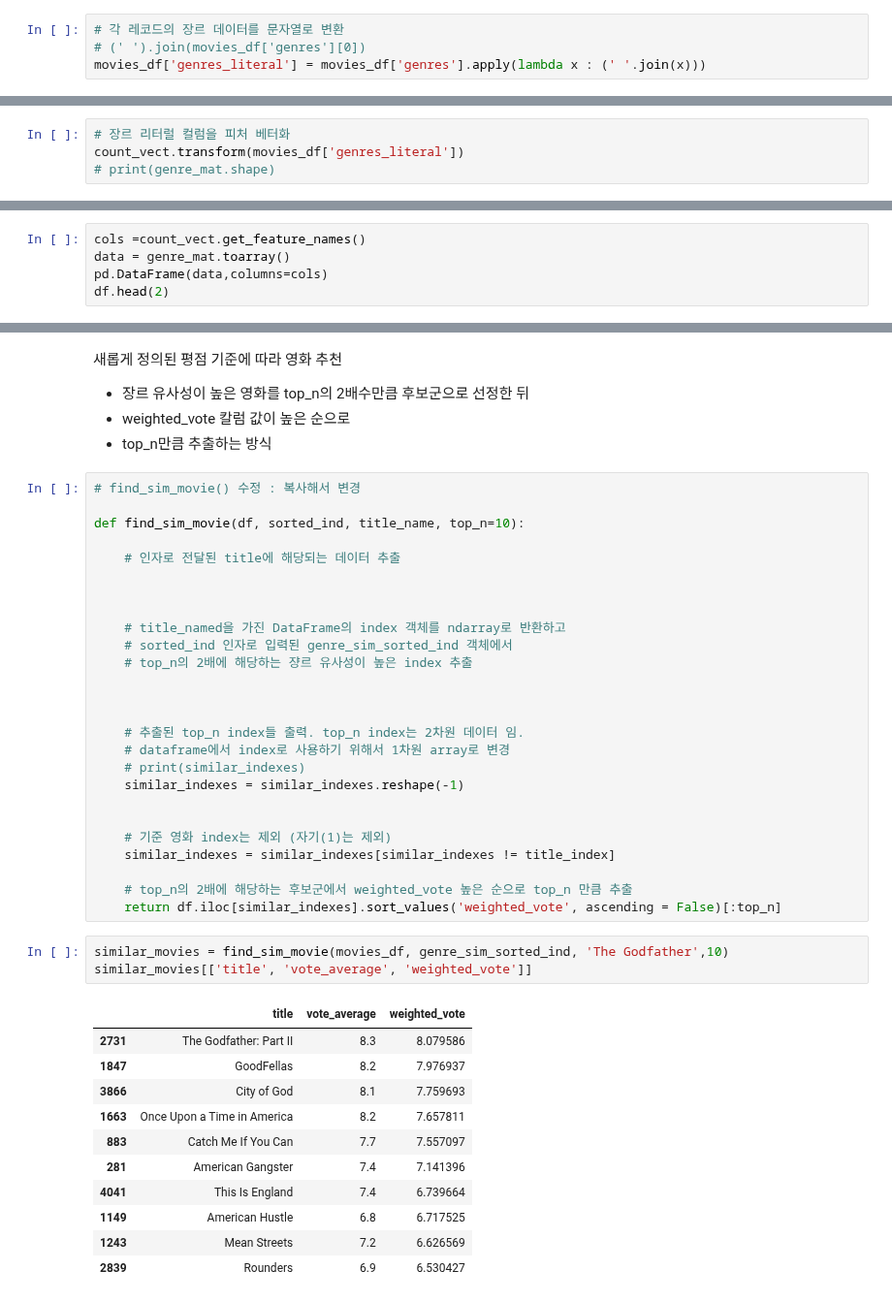
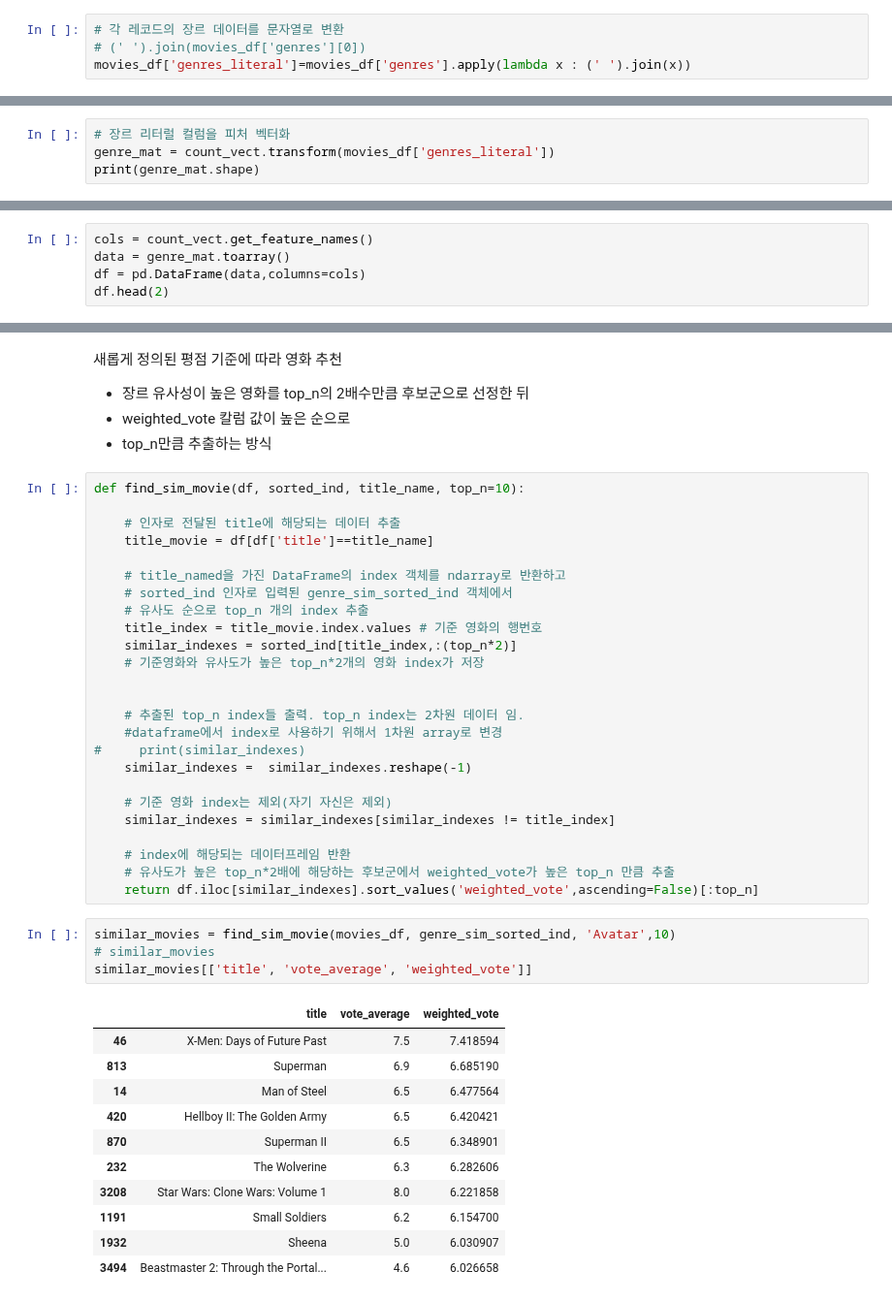
Before and after one commit to junhokim42/Python_study, a Jupyter notebook: Bigdata_training/Bigdata_analysis/day7/추천시스템/1. 컨텐츠 기반 필터링 추천 시스템.ipynb, the cells around one changed output, grey strips where cells are left out. Shown at 97% size. Cells and saved outputs as stored; diff of their text form.

```diff
--- a/Bigdata_training/Bigdata_analysis/day7/추천시스템/1. 컨텐츠 기반 필터링 추천 시스템.ipynb
+++ b/Bigdata_training/Bigdata_analysis/day7/추천시스템/1. 컨텐츠 기반 필터링 추천 시스템.ipynb
@@ -312,4 +282,4 @@ lis
 # %%
 # 각 레코드의 장르 데이터를 문자열로 변환
 # (' ').join(movies_df['genres'][0])
-movies_df['genres_literal'] = movies_df['genres'].apply(lambda x : (' '.join(x)))
+movies_df['genres_literal']=movies_df['genres'].apply(lambda x : (' ').join(x))
@@ -394,15 +359,15 @@ count_vect.vocabulary_
  'documentary history': 87,
  'foreign thriller': 157}
 # %%
-# 장르 리터럴 컬럼을 피처 베터화
-count_vect.transform(movies_df['genres_literal'])
-# print(genre_mat.shape)
+# 장르 리터럴 컬럼을 피처 벡터화
+genre_mat = count_vect.transform(movies_df['genres_literal'])
+print(genre_mat.shape)
 # %% [output]
 (4803, 276)
 # %%
-cols =count_vect.get_feature_names()
+cols = count_vect.get_feature_names()
 data = genre_mat.toarray()
-pd.DataFrame(data,columns=cols)
+df = pd.DataFrame(data,columns=cols)
 df.head(2)
 # %% [output]
 |  | action | action adventure | action animation | action comedy | action crime | action drama | action family | ... |
@@ -700,43 +687,43 @@ movies_df[['title','vote_average','weighted_vote','vote_count']].sort_values('we
 - weighted_vote 칼럼 값이 높은 순으로
 - top_n만큼 추출하는 방식
 # %%
-# find_sim_movie() 수정 : 복사해서 변경
-
 def find_sim_movie(df, sorted_ind, title_name, top_n=10):
 
     # 인자로 전달된 title에 해당되는 데이터 추출
-
-
+    title_movie = df[df['title']==title_name]
 
     # title_named을 가진 DataFrame의 index 객체를 ndarray로 반환하고
     # sorted_ind 인자로 입력된 genre_sim_sorted_ind 객체에서
-    # top_n의 2배에 해당하는 쟝르 유사성이 높은 index 추출
-
+    # 유사도 순으로 top_n 개의 index 추출
+    title_index = title_movie.index.values # 기준 영화의 행번호
+    similar_indexes = sorted_ind[title_index,:(top_n*2)]
+    # 기준영화와 유사도가 높은 top_n*2개의 영화 index가 저장
 
 
     # 추출된 top_n index들 출력. top_n index는 2차원 데이터 임.
-    # dataframe에서 index로 사용하기 위해서 1차원 array로 변경
-    # print(similar_indexes)
-    similar_indexes = similar_indexes.reshape(-1)
+    #dataframe에서 index로 사용하기 위해서 1차원 array로 변경
+#     print(similar_indexes)
+    similar_indexes =  similar_indexes.reshape(-1)
 
-
-    # 기준 영화 index는 제외 (자기(1)는 제외)
+    # 기준 영화 index는 제외(자기 자신은 제외)
     similar_indexes = similar_indexes[similar_indexes != title_index]
 
-    # top_n의 2배에 해당하는 후보군에서 weighted_vote 높은 순으로 top_n 만큼 추출
-    return df.iloc[similar_indexes].sort_values('weighted_vote', ascending = False)[:top_n]
+    # index에 해당되는 데이터프레임 반환
+    # 유사도가 높은 top_n*2배에 해당하는 후보군에서 weighted_vote가 높은 top_n 만큼 추출
+    return df.iloc[similar_indexes].sort_values('weighted_vote',ascending=False)[:top_n]
 # %%
-similar_movies = find_sim_movie(movies_df, genre_sim_sorted_ind, 'The Godfather',10)
+similar_movies = find_sim_movie(movies_df, genre_sim_sorted_ind, 'Avatar',10)
+# similar_movies
 similar_movies[['title', 'vote_average', 'weighted_vote']]
 # %% [output]
 |  | title | vote_average | weighted_vote |
-| 2731 | The Godfather: Part II | 8.3 | 8.079586 |
-| 1847 | GoodFellas | 8.2 | 7.976937 |
-| 3866 | City of God | 8.1 | 7.759693 |
-| 1663 | Once Upon a Time in America | 8.2 | 7.657811 |
-| 883 | Catch Me If You Can | 7.7 | 7.557097 |
-| 281 | American Gangster | 7.4 | 7.141396 |
-| 4041 | This Is England | 7.4 | 6.739664 |
-| 1149 | American Hustle | 6.8 | 6.717525 |
-| 1243 | Mean Streets | 7.2 | 6.626569 |
-| 2839 | Rounders | 6.9 | 6.530427 |
+| 46 | X-Men: Days of Future Past | 7.5 | 7.418594 |
+| 813 | Superman | 6.9 | 6.685190 |
+| 14 | Man of Steel | 6.5 | 6.477564 |
+| 420 | Hellboy II: The Golden Army | 6.5 | 6.420421 |
+| 870 | Superman II | 6.5 | 6.348901 |
+| 232 | The Wolverine | 6.3 | 6.282606 |
+| 3208 | Star Wars: Clone Wars: Volume 1 | 8.0 | 6.221858 |
+| 1191 | Small Soldiers | 6.2 | 6.154700 |
+| 1932 | Sheena | 5.0 | 6.030907 |
+| 3494 | Beastmaster 2: Through the Portal... | 4.6 | 6.026658 |
```
Also changed, not shown: parts of 29 cells of this notebook, 6 other files.
